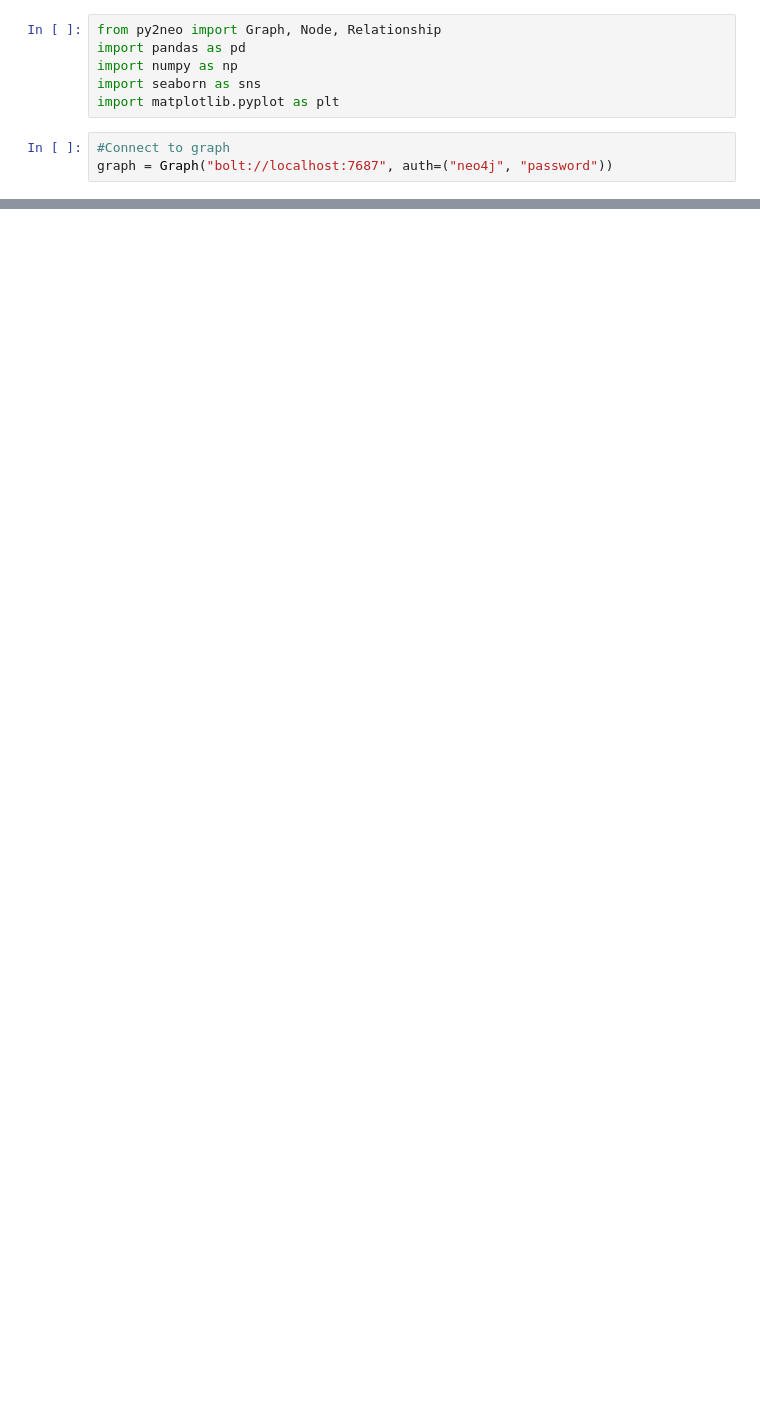
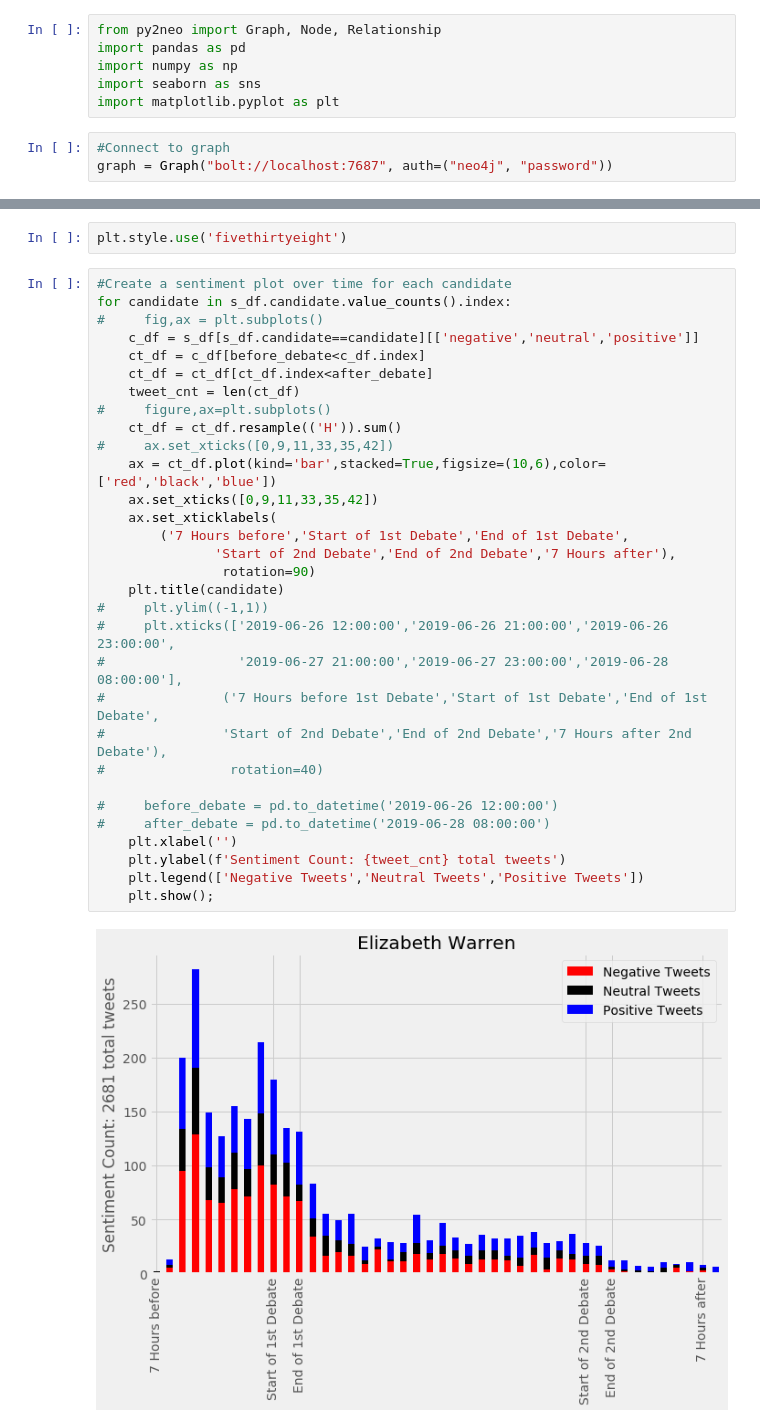
Before and after one commit to danjizquierdo/1stPrimaryDebateNight2020, a Jupyter notebook: SentimentalNotebook.ipynb, the cells around one changed output, grey strips where cells are left out. Drawn from its saved outputs; the diff is of its cells as text; blank space fills up the shorter version.

```diff
--- a/SentimentalNotebook.ipynb
+++ b/SentimentalNotebook.ipynb
@@ -30,0 +68,35 @@ for candidate in df.candidate:
+# %%
+plt.style.use('fivethirtyeight')
+# %%
+#Create a sentiment plot over time for each candidate
+for candidate in s_df.candidate.value_counts().index:
+#     fig,ax = plt.subplots()
+    c_df = s_df[s_df.candidate==candidate][['negative','neutral','positive']]
+    ct_df = c_df[before_debate<c_df.index]
+    ct_df = ct_df[ct_df.index<after_debate]
+    tweet_cnt = len(ct_df)
+#     figure,ax=plt.subplots()
+    ct_df = ct_df.resample(('H')).sum()
+#     ax.set_xticks([0,9,11,33,35,42])
+    ax = ct_df.plot(kind='bar',stacked=True,figsize=(10,6),color=['red','black','blue'])
+    ax.set_xticks([0,9,11,33,35,42])
+    ax.set_xticklabels(
+        ('7 Hours before','Start of 1st Debate','End of 1st Debate',
+               'Start of 2nd Debate','End of 2nd Debate','7 Hours after'),
+                rotation=90)
+    plt.title(candidate)
+#     plt.ylim((-1,1))
+#     plt.xticks(['2019-06-26 12:00:00','2019-06-26 21:00:00','2019-06-26 23:00:00',
+#                 '2019-06-27 21:00:00','2019-06-27 23:00:00','2019-06-28 08:00:00'],
+#               ('7 Hours before 1st Debate','Start of 1st Debate','End of 1st Debate',
+#               'Start of 2nd Debate','End of 2nd Debate','7 Hours after 2nd Debate'),
+#                rotation=40)
+
+#     before_debate = pd.to_datetime('2019-06-26 12:00:00')
+#     after_debate = pd.to_datetime('2019-06-28 08:00:00')
+    plt.xlabel('')
+    plt.ylabel(f'Sentiment Count: {tweet_cnt} total tweets')
+    plt.legend(['Negative Tweets','Neutral Tweets','Positive Tweets'])
+    plt.show();
+# %% [output]
+[figure, added]
```
Also changed, not shown: parts of 20 cells of this notebook.
